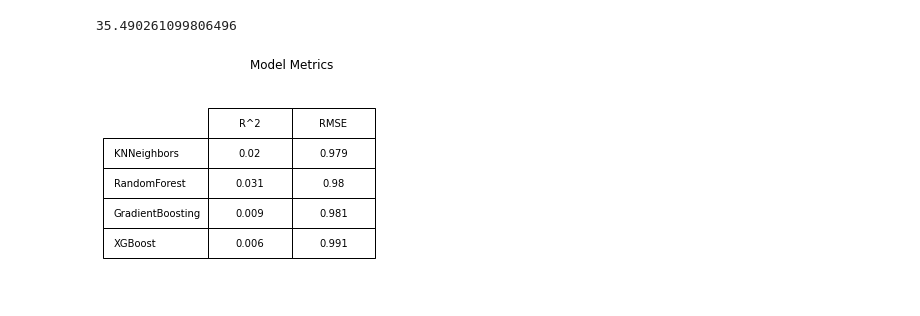
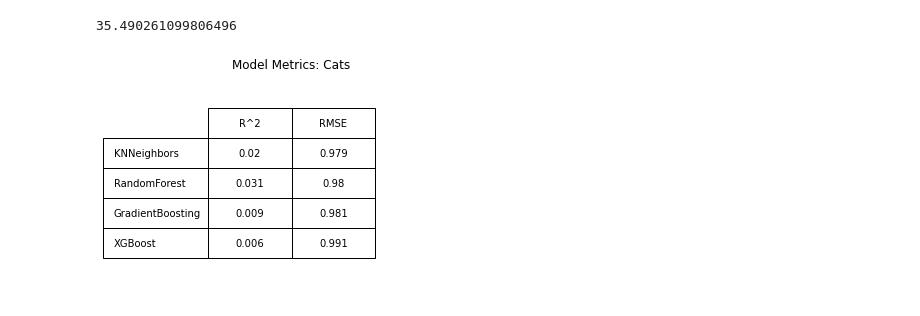
Before and after one commit to JessicaELewis/Pet-Adoptions, a Jupyter notebook: Step 4 - Preprocessing & Training Cats.ipynb, the cells around one changed output. Cells and saved outputs as stored; diff of their text form; code cells hidden in the pictures.

Commit message:
getting the metric images in the readme right

```diff
--- a/Step 4 - Preprocessing & Training Cats.ipynb
+++ b/Step 4 - Preprocessing & Training Cats.ipynb
@@ -490,31 +490,31 @@ std_test
 # %%
 model_scores_test = model_scores.drop(columns=['CV Train','RMSE Train']).rename(columns={'CV Test':'R^2', 'RMSE Test':'RMSE'})
 
 #standardize the RMSE by dividing it by the standard deviation of y_test
 model_scores_test['RMSE'] = model_scores_test['RMSE']/std_test
 
 #sort scores by lowest RMSE
 model_scores_test.sort_values(by='RMSE', inplace=True)
 
 fig, ax = plt.subplots()
 
 fig.patch.set_visible(False)
 ax.axis('off')
 
 table = ax.table(
     cellText=np.round(model_scores_test.values,3),
     colLabels=model_scores_test.columns,
     rowLabels=model_scores_test.index,
     loc='center',
     cellLoc='center'
 )
 
 table.scale(.5, 2.5)
 
-plt.title('Model Metrics')
+plt.title('Model Metrics: Cats')
 
 plt.show()
 
 fig.savefig('assets/cats_model_metrics.png', bbox_inches="tight")
 # %% [output]
-[figure, old version]
+[figure, new version]
```
Also changed, not shown: 4 other files.
